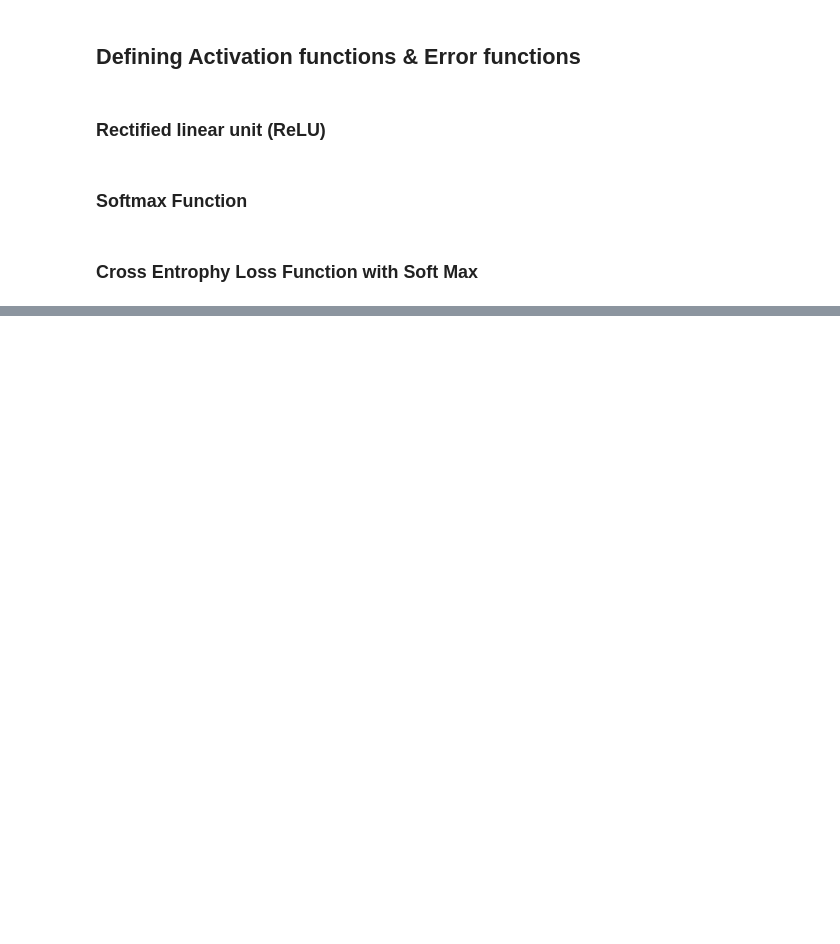
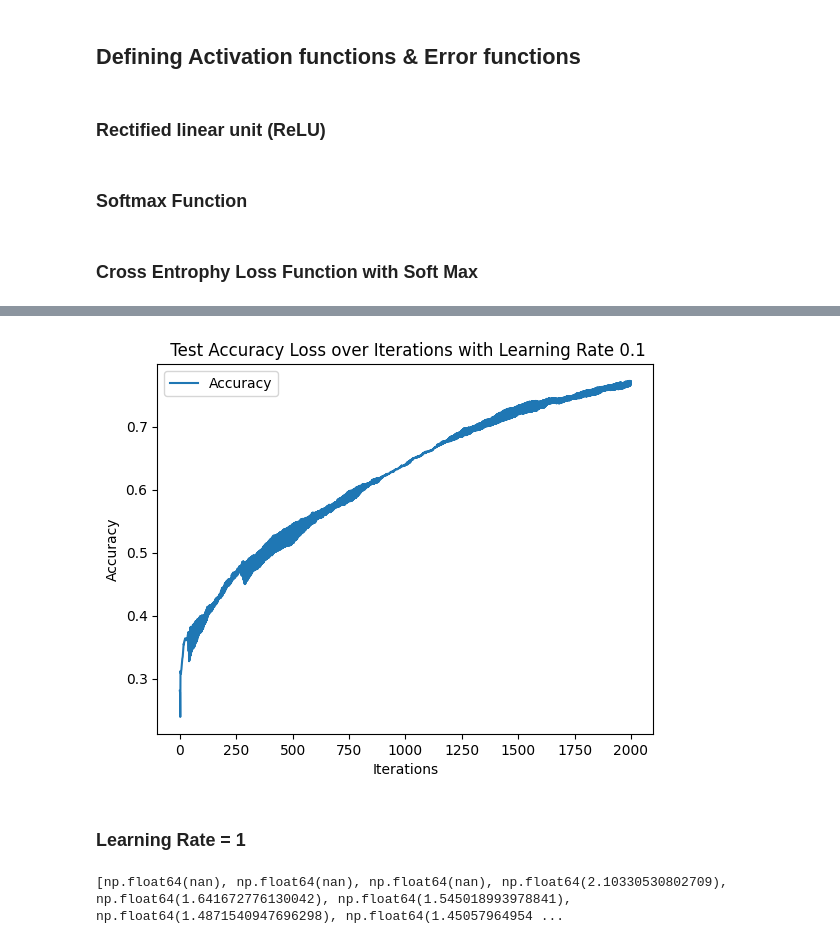
Before and after one commit to NisithDivantha/Building-a-Neural-Network-from-Scratch, a Jupyter notebook: Task_1.ipynb, the cells around one changed output, grey strips where cells are left out. Cells and saved outputs as stored; diff of their text form; code cells hidden in the pictures; blank space fills up the shorter version.

```diff
--- a/Task_1.ipynb
+++ b/Task_1.ipynb
@@ -154,0 +243,11 @@ nn.save_gradients_to_csv(grad_weights, 'grad_weights.csv')
+# %%
+plt.plot(range(len(test_accuracy_values1)), test_accuracy_values1, label='Accuracy')
+plt.xlabel('Iterations')
+plt.ylabel('Accuracy')
+plt.title(' Test Accuracy Loss over Iterations with Learning Rate 0.1')
+plt.legend()
+plt.show()
+# %% [output]
+[figure, added]
+# %% [markdown]
+### Learning Rate = 1
@@ -154,0 +258,4 @@ nn.save_gradients_to_csv(grad_weights, 'grad_weights.csv')
+# %%
+print(train_loss_values2)
+# %% [output]
+[np.float64(nan), np.float64(nan), np.float64(nan), np.float64(2.10330530802709), np.float64(1.641672776130042), np.float64(1.545018993978841), np.float64(1.4871540947696298), np.float64(1.45057964954 ...
```
Also changed, not shown: parts of 32 cells of this notebook, 38 other files.
